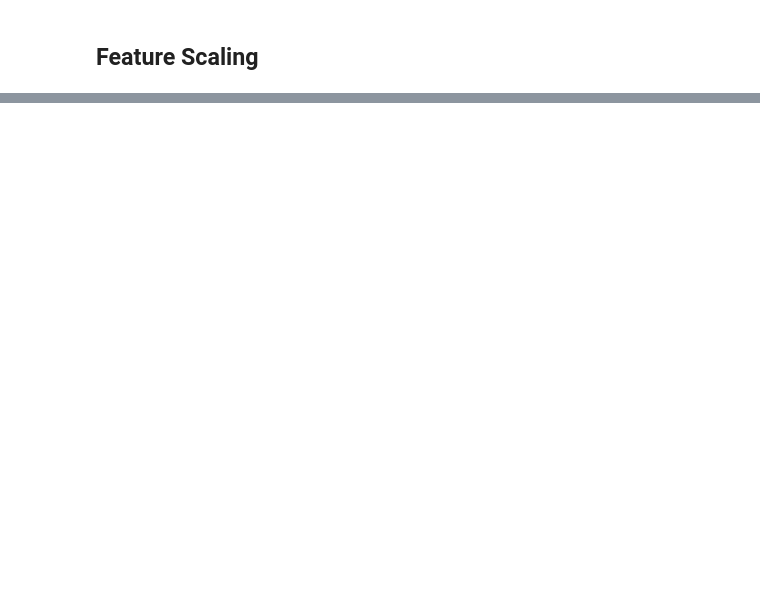
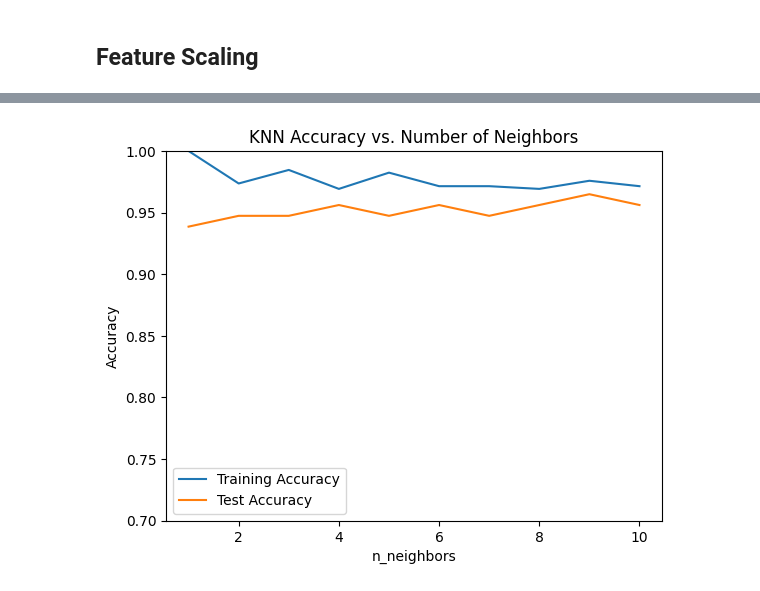
Before and after one commit to hle8386/IntroToAI, a Jupyter notebook: Breastdata.ipynb, the cells around one changed output, grey strips where cells are left out. Cells and saved outputs as stored; diff of their text form; code cells hidden in the pictures; blank space fills up the shorter version.

```diff
--- a/Breastdata.ipynb
+++ b/Breastdata.ipynb
@@ -276,0 +288,26 @@ array([[-0.24295555, -0.46649743, -0.13728933, ..., -0.19435087,
+# %%
+#3 KNN
+import matplotlib.pyplot as plt
+from sklearn.neighbors import KNeighborsClassifier
+from sklearn.metrics import accuracy_score
+
+train_accuracies = []
+test_accuracies = []
+neighbors = range(1, 11)
+
+for k in neighbors:
+    knn = KNeighborsClassifier(n_neighbors=k)
+    knn.fit(X_train, Y_train)
+    train_accuracies.append(accuracy_score(Y_train, knn.predict(X_train)))
+    test_accuracies.append(accuracy_score(Y_test, knn.predict(X_test)))
+
+plt.plot(neighbors, train_accuracies, label='Training Accuracy')
+plt.plot(neighbors, test_accuracies, label='Test Accuracy')
+plt.xlabel('n_neighbors')
+plt.ylabel('Accuracy')
+plt.title('KNN Accuracy vs. Number of Neighbors')
+plt.ylim(0.70,1.00)
+plt.legend()
+plt.show()
+# %% [output]
+[figure, added]
```
Also changed, not shown: parts of 18 cells of this notebook.
